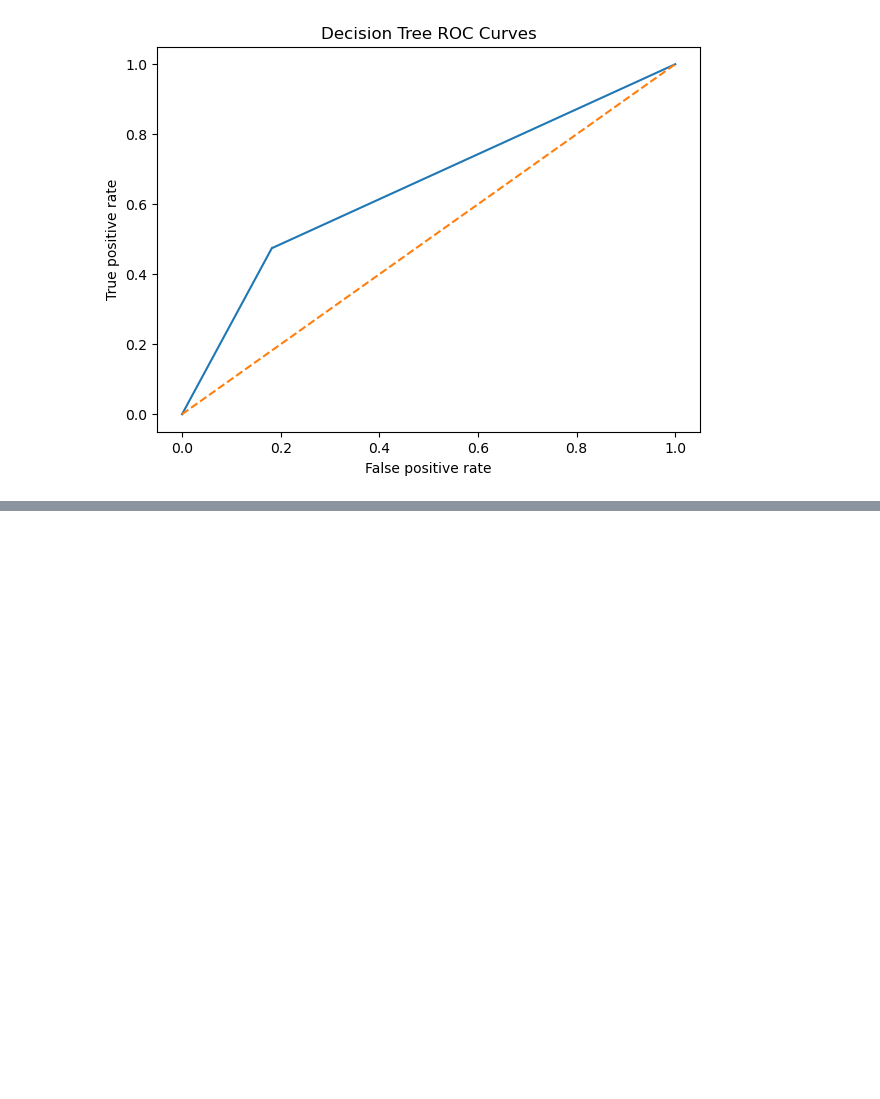
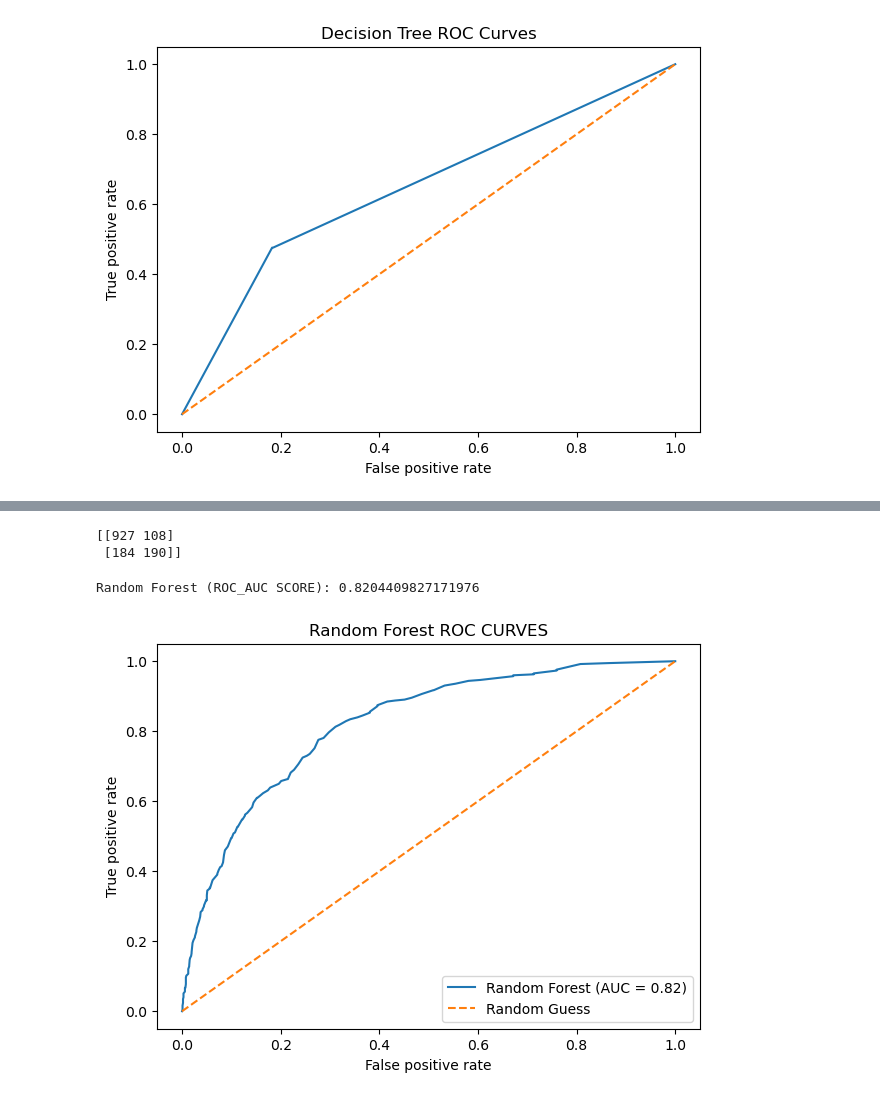
Before and after one commit to durgaprasadmaddi7-jpg/customer-churn-prediction, a Jupyter notebook: notebooks/Model_Building.ipynb, the cells around one changed output, grey strips where cells are left out. Drawn from its saved outputs; the diff is of its cells as text; code cells hidden in the pictures; blank space fills up the shorter version.

Commit message:
Complete final model evaluation and save model

```diff
--- a/notebooks/Model_Building.ipynb
+++ b/notebooks/Model_Building.ipynb
@@ -35,9 +42,6 @@ df.head()
 5 rows × 21 columns
 # %%
 df['churn_encoded'] = df['Churn'].map({'No': 0, 'Yes': 1})
-# %%
-X = df.drop(columns = ['customerID', 'Churn', 'churn_encoded'])
-y = df['churn_encoded']
 # %%
 print(X.shape)
 print(y.shape)
@@ -224,3 +228,6 @@ plt.title('Decision Tree ROC Curves')
 plt.show()
 # %% [output]
 [figure]
+# %%
+rf_model = RandomForestClassifier(n_estimators=100, random_state=42)
+print(rf_model)
@@ -226,0 +236,4 @@ plt.show()
+# %%
+rf_model.fit(X_train_processed, y_train)
+rf_y_pred = rf_model.predict(X_test_processed)
+print(rf_y_pred[:10])
@@ -226,0 +260,39 @@ plt.show()
+# %%
+rf_cm = confusion_matrix(y_test, rf_y_pred)
+print(rf_cm)
+# %% [output]
+[[927 108]
+ [184 190]]
+# %%
+rf_proba = rf_model.predict_proba(X_test_processed)[:, 1]
+rf_roc_auc = roc_auc_score(y_test, rf_proba)
+print('Random Forest (ROC_AUC SCORE):', rf_roc_auc)
+# %% [output]
+Random Forest (ROC_AUC SCORE): 0.8204409827171976
+# %%
+## rf_fpr, rf_tpr, rf_thresholds = roc_curve(y_test, rf_proba)
+
+rf_fpr, rf_tpr, rf_thresholds = roc_curve(y_test, rf_proba)
+
+plt.figure(figsize=(7, 5))
+
+plt.plot(
+    rf_fpr,
+    rf_tpr,
+    label=f'Random Forest (AUC = {rf_roc_auc:.2f})'
+)
+
+plt.plot(
+    [0, 1],
+    [0, 1],
+    linestyle='--',
+    label='Random Guess'
+)
+
+plt.xlabel('False positive rate')
+plt.ylabel('True positive rate')
+plt.title('Random Forest ROC CURVES')
+plt.legend()
+plt.show()
+# %% [output]
+[figure, added]
```
Also changed, not shown: parts of 33 cells of this notebook, 1 other file.
